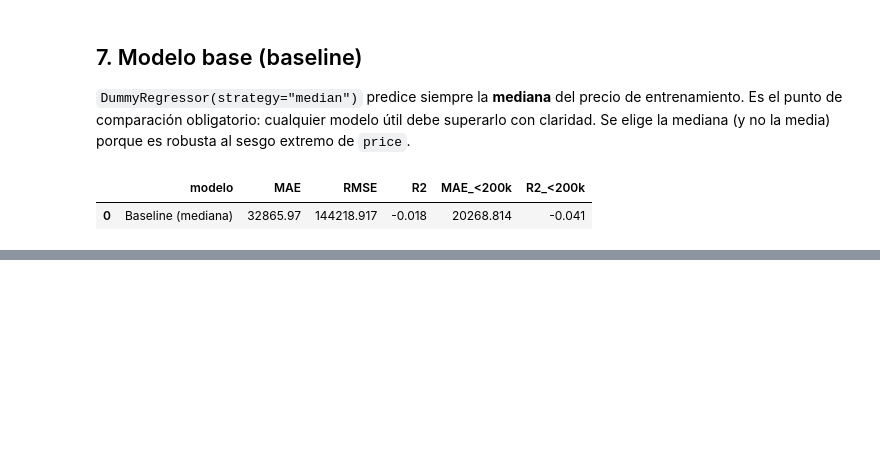
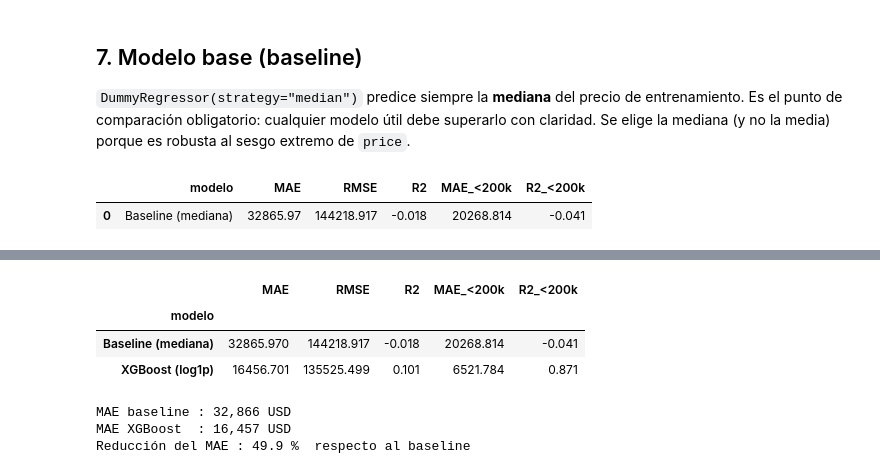
Before and after one commit to Jonathanmg1415/proyecto-modelos-simulacion, a Jupyter notebook: fase-1/notebook.ipynb, the cells around one changed output, grey strips where cells are left out. Cells and saved outputs as stored; diff of their text form; code cells hidden in the pictures; blank space fills up the shorter version.

```diff
--- a/fase-1/notebook.ipynb
+++ b/fase-1/notebook.ipynb
@@ -650,0 +700,34 @@ pd.DataFrame(resultados).round(3)
+# %%
+feature_builder = FunctionTransformer(clean_features, kw_args={"ref_year": REF_YEAR_TRAIN})
+
+pipeline_xgb = Pipeline([
+    ("features", feature_builder),
+    ("prep", preprocesador),
+    ("reg", XGBRegressor(
+        n_estimators=400,
+        max_depth=5,
+        learning_rate=0.05,
+        subsample=0.8,
+        colsample_bytree=0.8,
+        reg_lambda=1.0,
+        random_state=RANDOM_STATE,
+        n_jobs=-1,
+    )),
+])
+
+modelo_xgb = TransformedTargetRegressor(
+    regressor=pipeline_xgb,
+    func=np.log1p,
+    inverse_func=np.expm1,
+)
+
+modelo_xgb.fit(X_train, y_train)
+
+# Validación cruzada (5 folds) SOLO sobre entrenamiento — sin tocar el test.
+cv_mae = -cross_val_score(modelo_xgb, X_train, y_train, cv=5,
+                          scoring="neg_mean_absolute_error", n_jobs=-1)
+print(f"MAE en CV (train, 5 folds): {cv_mae.mean():,.0f} USD  ±{cv_mae.std():,.0f}")
+
+pred_xgb = modelo_xgb.predict(X_test)
+resultados.append(evaluar("XGBoost (log1p)", y_test, pred_xgb))
+pd.DataFrame(resultados).round(3)
@@ -650,0 +837,17 @@ pd.DataFrame(resultados).round(3)
+# %%
+tabla = pd.DataFrame(resultados).set_index("modelo").round(3)
+display(tabla)
+
+mae_base = tabla.loc["Baseline (mediana)", "MAE"]
+mae_xgb = tabla.loc["XGBoost (log1p)", "MAE"]
+print(f"MAE baseline : {mae_base:,.0f} USD")
+print(f"MAE XGBoost  : {mae_xgb:,.0f} USD")
+print(f"Reducción del MAE : {(1 - mae_xgb / mae_base) * 100:.1f} %  respecto al baseline")
+# %% [output]
+|  | MAE | RMSE | R2 | MAE_<200k | R2_<200k |
+| modelo |  |  |  |  |  |
+| Baseline (mediana) | 32865.970 | 144218.917 | -0.018 | 20268.814 | -0.041 |
+| XGBoost (log1p) | 16456.701 | 135525.499 | 0.101 | 6521.784 | 0.871 |
+MAE baseline : 32,866 USD
+MAE XGBoost  : 16,457 USD
+Reducción del MAE : 49.9 %  respecto al baseline
```
Also changed, not shown: parts of 22 cells of this notebook, 3 other files.
